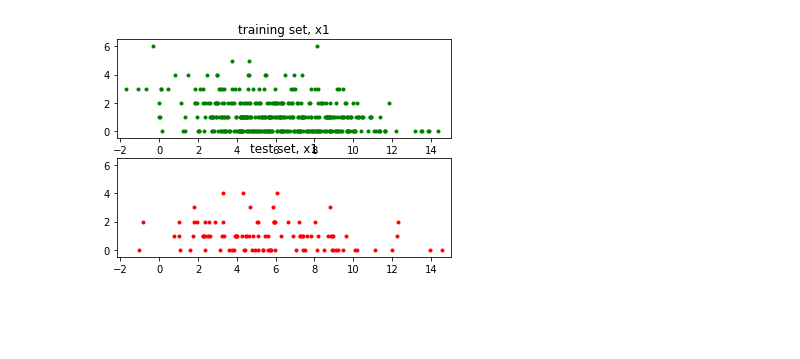
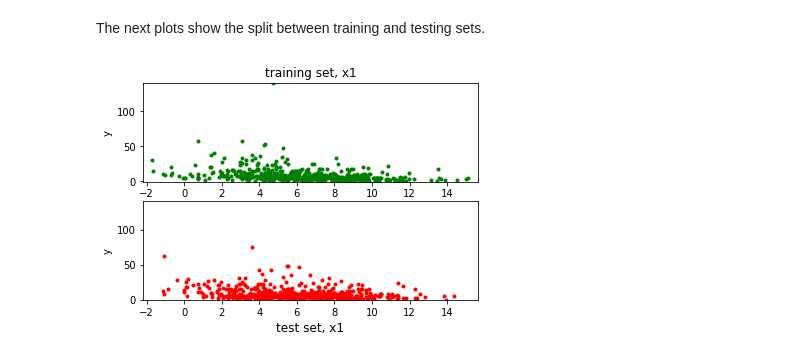
Before and after one commit to vuolankoinen/model-assumption-effects, a Jupyter notebook: simulate-log-linear-data.ipynb, the cells around one changed output. Saved outputs shown, nothing was run; the diff lists cells and outputs as text; code cells hidden in the pictures; blank space fills up the shorter version.

```diff
--- a/simulate-log-linear-data.ipynb
+++ b/simulate-log-linear-data.ipynb
@@ -1,10 +9,14 @@
 # %%
+%matplotlib inline
+
 import numpy as np
 import matplotlib.pyplot as plt
 import sklearn.model_selection as skl
+import statsmodels.api as sm
+
 
 # Sample size
-samples = 500
+samples = 1000
 
 ## Create the simulated data
 # True parameter values
@@ -13,7 +25,7 @@ b0, b1, b2 = 0.1, -0.1, 0.2
 # Input variables
 np.random.seed(134)
 x1 = np.random.normal(6,3, samples)
-x2 = np.random.poisson(2.5, samples)
+x2 = np.random.poisson(12.5, samples)
 D = np.stack((x1,x2), axis=1)
 
 # Output variables from log-linear model
@@ -31,19 +50,24 @@ plt.show()
 # %%
-train_X, test_X, train_y, test_y = skl.train_test_split(D, y, test_size=0.2)
+train_X, test_X, train_y, test_y = skl.train_test_split(D, y, test_size=0.5)
+# %% [markdown]
+The next plots show the split between training and testing sets.
 # %%
 plt.subplot(211)
 plt.plot(train_X[:,0],train_y, 'g.')
+plt.ylabel("y")
+plt.xlabel("x1")
 plt.xlim(min(x1)-0.5, max(x1)+0.5)
 plt.ylim(min(y)-0.5, max(y)+0.5)
 plt.title('training set, x1')
 plt.subplot(212)
 plt.plot(test_X[:,0],test_y, 'r.')
+plt.ylabel("y")
 plt.xlim(min(x1)-0.5, max(x1)+0.5)
 plt.ylim(min(y)-0.5, max(y)+0.5)
-plt.title('test set, x1')
+plt.title('test set, x1', y=-0.38)
 plt.show()
 # %% [output]
-[figure, old version]
+[figure, new version]
 # %%
 plt.subplot(211)
 plt.plot(train_X[:,1],train_y, 'g.')
```
Also changed, not shown: parts of 13 cells of this notebook.
